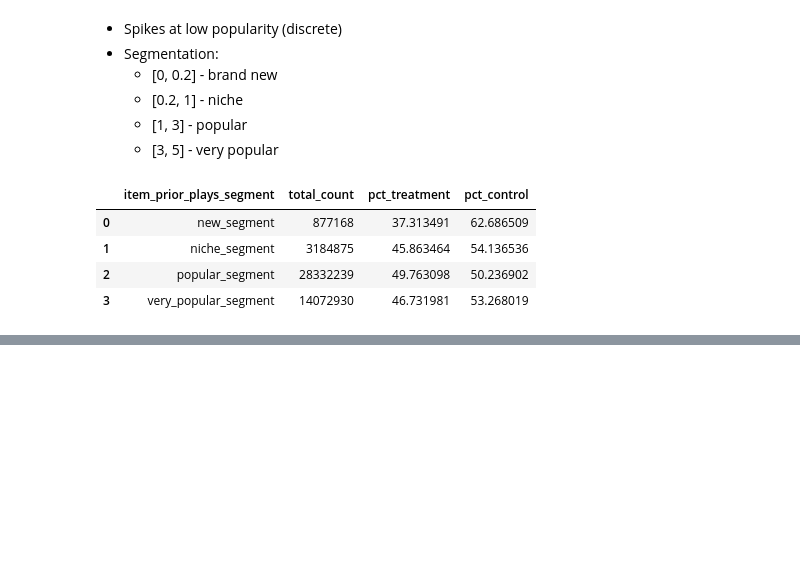
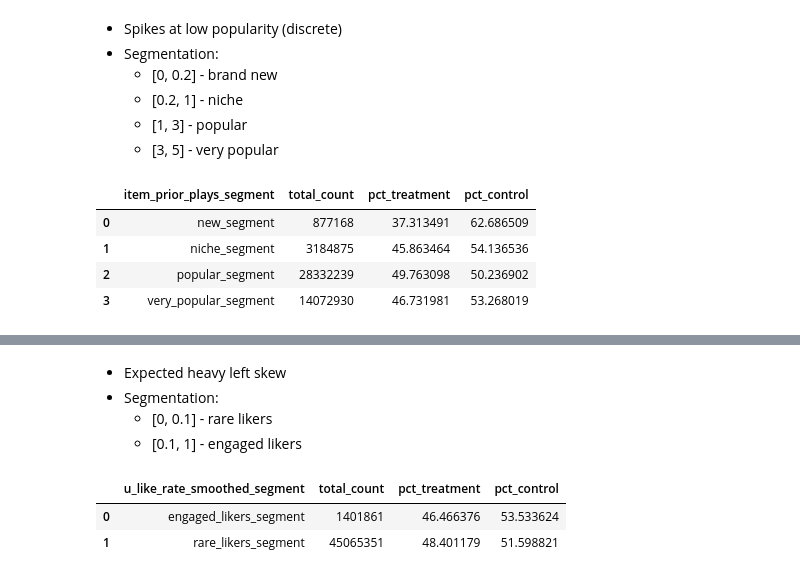
Before and after one commit to kirillous/YAMBDA-analysis-pt2, a Jupyter notebook: notebooks/segments.ipynb, the cells around one changed output, grey strips where cells are left out. Saved outputs shown, nothing was run; the diff lists cells and outputs as text; code cells hidden in the pictures; blank space fills up the shorter version.

```diff
--- a/notebooks/segments.ipynb
+++ b/notebooks/segments.ipynb
@@ -180,0 +147,28 @@ u_algo_rate_smoothed_segment_summary
+# %% [markdown]
+- Expected heavy left skew
+- Segmentation:
+    - [0, 0.1] - rare likers
+    - [0.1, 1] - engaged likers
+# %%
+u_like_rate_smoothed_segment_summary = duckdb.sql(f"""
+    SELECT
+        CASE
+            WHEN u_like_rate_smoothed >= 0 AND u_like_rate_smoothed <= 0.1 THEN 'rare_likers_segment'
+            WHEN u_like_rate_smoothed > 0.1 AND u_like_rate_smoothed <= 1 THEN 'engaged_likers_segment'
+            ELSE NULL
+        END AS u_like_rate_smoothed_segment,
+        COUNT(*) AS total_count,
+        100 * AVG(CASE WHEN is_algo = 1 THEN 1 ELSE 0 END) AS pct_treatment,
+        100 - 100 * AVG(CASE WHEN is_algo = 1 THEN 1 ELSE 0 END) AS pct_control
+    FROM read_parquet('{propensity_path}')
+    WHERE u_like_rate_smoothed IS NOT NULL
+    GROUP BY 1
+    HAVING u_like_rate_smoothed_segment IS NOT NULL
+    ORDER BY 1
+""").to_df()
+
+u_like_rate_smoothed_segment_summary
+# %% [output]
+|  | u_like_rate_smoothed_segment | total_count | pct_treatment | pct_control |
+| 0 | engaged_likers_segment | 1401861 | 46.466376 | 53.533624 |
+| 1 | rare_likers_segment | 45065351 | 48.401179 | 51.598821 |
```
Also changed, not shown: parts of 5 cells of this notebook, 1 other file.
